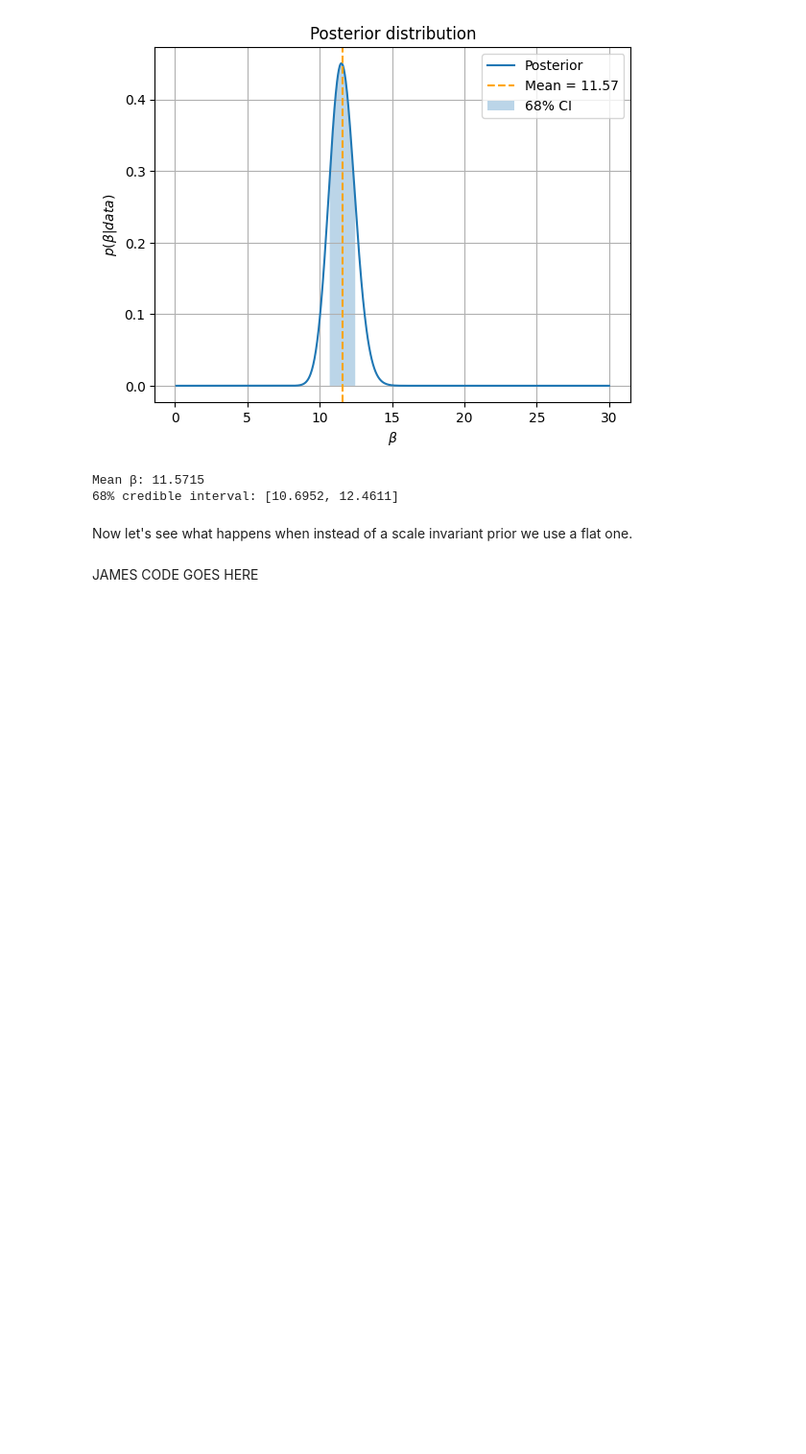
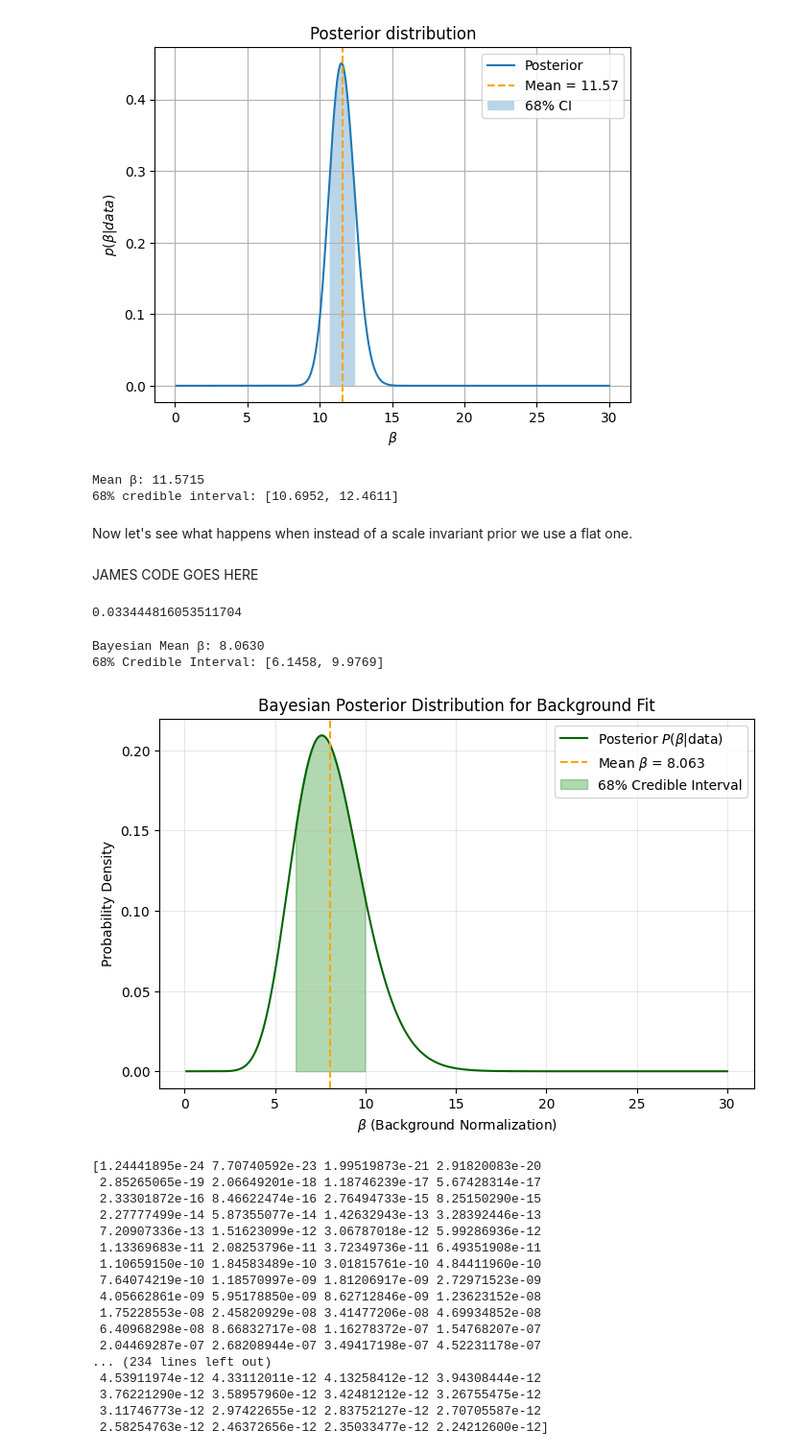
Before and after one commit to QuadroVert/DM1StatsGroupRepo2026, a Jupyter notebook: Background_fit.ipynb, the cells around one changed output. Shown at 96% size. Drawn from its saved outputs; the diff is of its cells as text; code cells hidden in the pictures; blank space fills up the shorter version.

Commit message:
Change from likilhood to background fit

```diff
--- a/Background_fit.ipynb
+++ b/Background_fit.ipynb
@@ -88,3 +88,66 @@ Mean β: 11.5715
 Now let's see what happens when instead of a scale invariant prior we use a flat one.
 # %% [markdown]
 JAMES CODE GOES HERE
+# %%
+#We first define the Prior \pi(\beta)
+beta_min, beta_max = 0.1, 30.0 #0.1 and 30 because same scale already used
+prior_val = 1.0 / (beta_max-beta_min)
+print(prior_val)
+
+
+
+
+#Calculate the unnormalized posterior
+beta_grid=np.linspace(beta_min,beta_max,1000)
+unnormalized_posterior = []
+for b in beta_grid:
+    log_like=-log_likelihood_bg_only(b)
+    unnormalized_posterior.append(np.exp(log_like)*prior_val)
+unnormalized_posterior=np.array(unnormalized_posterior)
+evidence=trapezoid(unnormalized_posterior,x=beta_grid)
+#We now get the normaised posterior distribution
+posterior=unnormalized_posterior/evidence
+# %% [output]
+0.033444816053511704
+# %%
+cumulative_posterior = np.cumsum(posterior) * (beta_grid[1] - beta_grid[0])
+low_bound = beta_grid[np.searchsorted(cumulative_posterior, 0.16)]
+high_bound = beta_grid[np.searchsorted(cumulative_posterior, 0.84)]
+
+print(f"Bayesian Mean β: {mean_beta:.4f}")
+print(f"68% Credible Interval: [{low_bound:.4f}, {high_bound:.4f}]")
+# %% [output]
+Bayesian Mean β: 8.0630
+68% Credible Interval: [6.1458, 9.9769]
+# %%
+plt.figure(figsize=(8, 5))
+plt.plot(beta_grid, posterior, label='Posterior $P(\\beta | \\text{data})$', color='darkgreen')
+plt.axvline(mean_beta, color='orange', linestyle='--', label=f'Mean $\\beta$ = {mean_beta:.3f}')
+plt.fill_between(beta_grid, posterior, where=(beta_grid >= low_bound) & (beta_grid <= high_bound),
+                 alpha=0.3, color='green', label='68% Credible Interval')
+plt.xlabel('$\\beta$ (Background Normalization)')
+plt.ylabel('Probability Density')
+plt.title('Bayesian Posterior Distribution for Background Fit')
+plt.legend()
+plt.grid(alpha=0.3)
+plt.show()
+print(posterior)
+# %% [output]
+[figure, added]
+[1.24441895e-24 7.70740592e-23 1.99519873e-21 2.91820083e-20
+ 2.85265065e-19 2.06649201e-18 1.18746239e-17 5.67428314e-17
+ 2.33301872e-16 8.46622474e-16 2.76494733e-15 8.25150290e-15
+ 2.27777499e-14 5.87355077e-14 1.42632943e-13 3.28392446e-13
+ 7.20907336e-13 1.51623099e-12 3.06787018e-12 5.99286936e-12
+ 1.13369683e-11 2.08253796e-11 3.72349736e-11 6.49351908e-11
+ 1.10659150e-10 1.84583489e-10 3.01815761e-10 4.84411960e-10
+ 7.64074219e-10 1.18570997e-09 1.81206917e-09 2.72971523e-09
+ 4.05662861e-09 5.95178850e-09 8.62712846e-09 1.23623152e-08
+ 1.75228553e-08 2.45820929e-08 3.41477206e-08 4.69934852e-08
+ 6.40968298e-08 8.66832717e-08 1.16278372e-07 1.54768207e-07
+ 2.04469287e-07 2.68208944e-07 3.49417198e-07 4.52231178e-07
+... (234 lines left out)
+ 4.53911974e-12 4.33112011e-12 4.13258412e-12 3.94308444e-12
+ 3.76221290e-12 3.58957960e-12 3.42481212e-12 3.26755475e-12
+ 3.11746773e-12 2.97422655e-12 2.83752127e-12 2.70705587e-12
+ 2.58254763e-12 2.46372656e-12 2.35033477e-12 2.24212600e-12]
```
